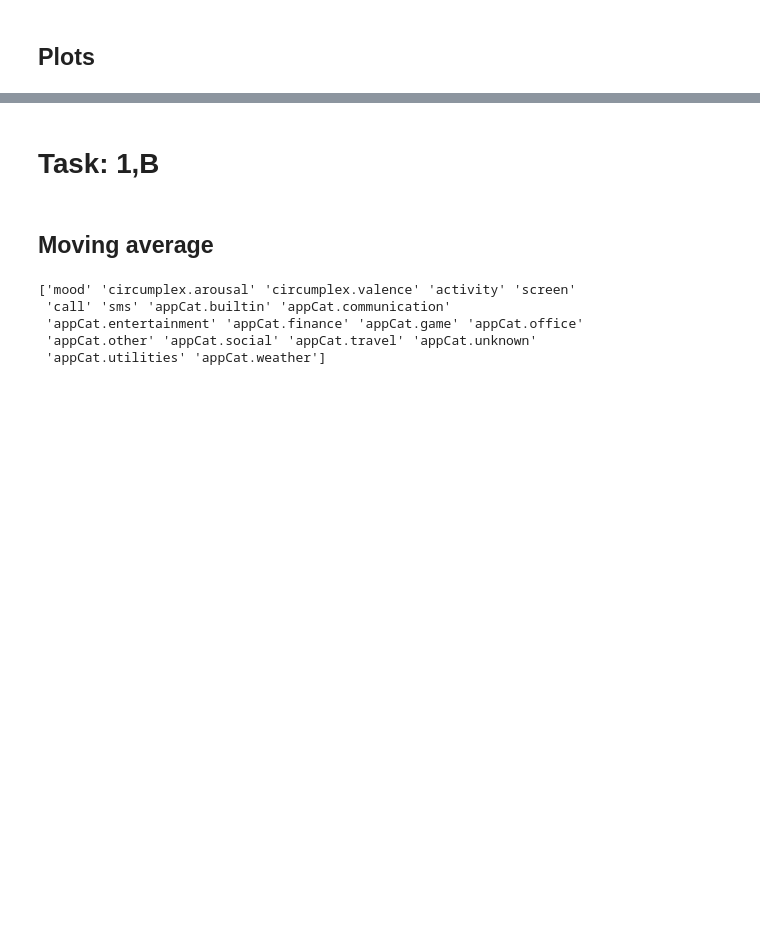
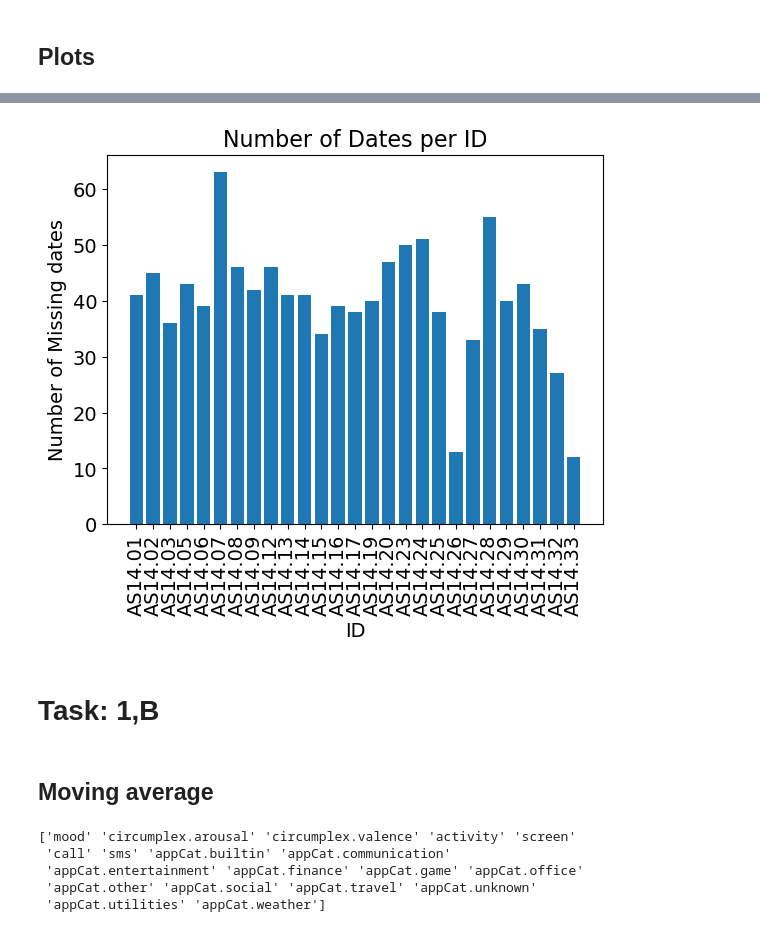
Before and after one commit to balintszarvas/DMT-1, a Jupyter notebook: advanced dataset/advanced_questions.ipynb, the cells around one changed output, grey strips where cells are left out. Drawn from its saved outputs; the diff is of its cells as text; code cells hidden in the pictures; blank space fills up the shorter version.

```diff
--- a/advanced dataset/advanced_questions.ipynb
+++ b/advanced dataset/advanced_questions.ipynb
@@ -81,3 +85,25 @@ plt.show()
+# %%
+missing_dates = []
+
+for id in ids:
+    df_id = df[df['id'] == id]
+    unique_dates_for_id = df_id['day'].unique()
+    num_missing_dates = len(set(days) - set(unique_dates_for_id))
+
+    missing_dates.append(num_missing_dates)
+
+
+fig, ax = plt.subplots()
+ax.bar(ids , missing_dates)
+
+ax.set_xlabel('ID')
+ax.set_ylabel('Number of Missing dates')
+ax.set_title('Number of Dates per ID')
+plt.xticks(rotation='vertical')
+
+plt.show()
+# %% [output]
+[figure, added]
 # %% [markdown]
 # Task: 1,B
 # %% [markdown]
```
Also changed, not shown: parts of 3 cells of this notebook.
